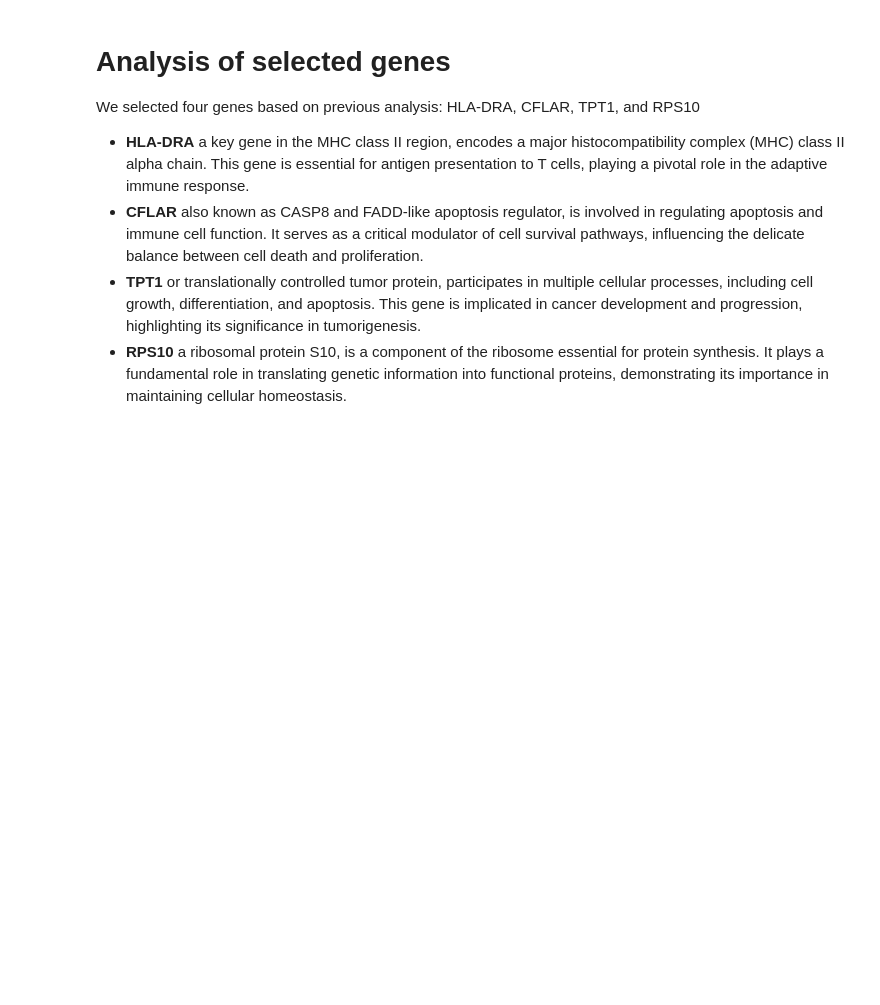
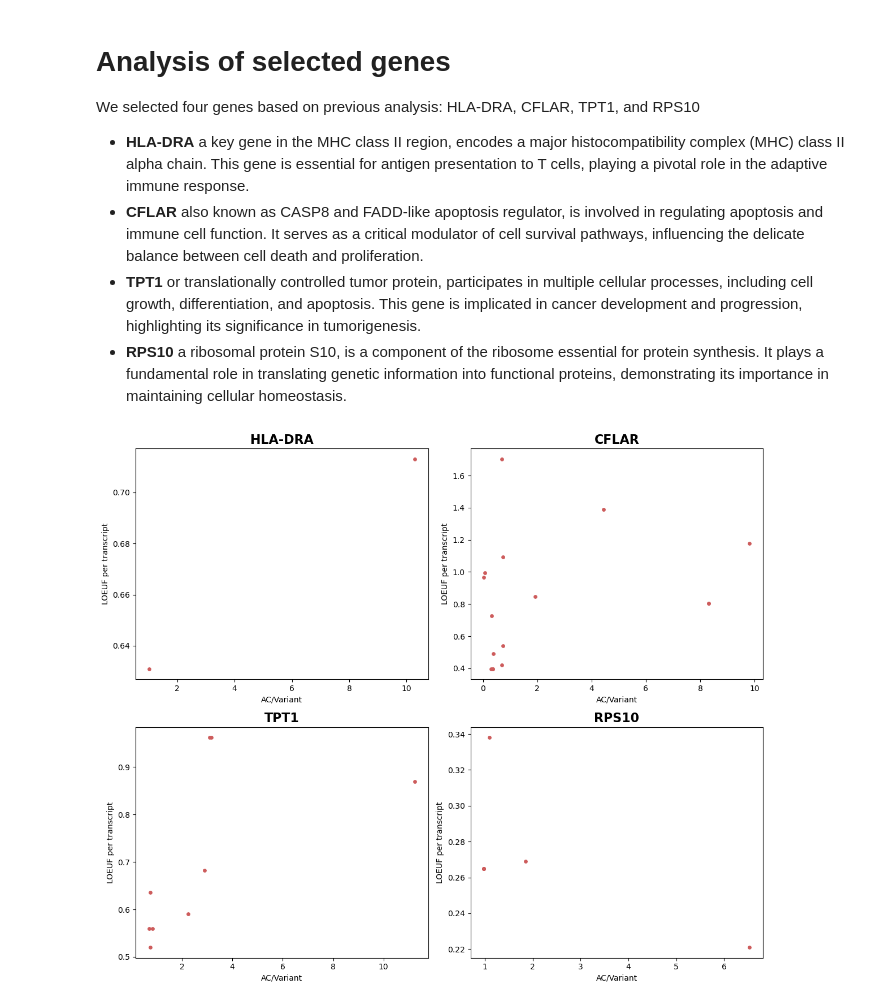
Before and after one commit to nastasia-iv/genvar, a Jupyter notebook: Grishchenko/code/gene_examples_analysis.ipynb, the cells around one changed output. Saved outputs shown, nothing was run; the diff lists cells and outputs as text; code cells hidden in the pictures; blank space fills up the shorter version.

Commit message:
Add plots for genes

```diff
--- a/Grishchenko/code/gene_examples_analysis.ipynb
+++ b/Grishchenko/code/gene_examples_analysis.ipynb
@@ -16,0 +16,27 @@ gene_data_TPT1 = pd.read_csv('/home/bioinf/gnomad-variants/Grishchenko/processed
+# %%
+gene_data_HLADRA = pd.read_csv('/home/bioinf/gnomad-variants/Grishchenko/processed_data/tables/ac_expression_tables/HLADRA_analysis.tsv',
+                         sep='\t')
+gene_data_CFLAR = pd.read_csv('/home/bioinf/gnomad-variants/Grishchenko/processed_data/tables/ac_expression_tables/CFLAR_analysis.tsv',
+                         sep='\t')
+gene_data_TPT1 = pd.read_csv('/home/bioinf/gnomad-variants/Grishchenko/processed_data/tables/ac_expression_tables/TPT1_analysis.tsv',
+                         sep='\t')
+gene_data_RPS10 = pd.read_csv('/home/bioinf/gnomad-variants/Grishchenko/processed_data/tables/ac_expression_tables/RPS10_analysis.tsv',
+                         sep='\t')
+# %%
+fig, axs = plt.subplots(2, 2, figsize=(12, 10))
+
+# Список с данными из 4 датафреймов (df1, df2, df3, df4)
+dataframes = [gene_data_HLADRA, gene_data_CFLAR, gene_data_TPT1, gene_data_RPS10]
+titles = ['HLA-DRA', 'CFLAR', 'TPT1', 'RPS10']
+
+for i, df in enumerate(dataframes):
+    ax = axs[i//2, i%2]
+    ax.scatter(np.log1p(df['AC/Variant']), df['lof_transcript'], color='indianred', s = 15)
+    ax.set_title(titles[i], fontsize=16, fontweight='bold')
+    ax.set_xlabel('AC/Variant')
+    ax.set_ylabel('LOEUF per transcript')
+
+plt.tight_layout()
+plt.show()
+# %% [output]
+[figure, added]
```
Also changed, not shown: parts of 3 cells of this notebook.
